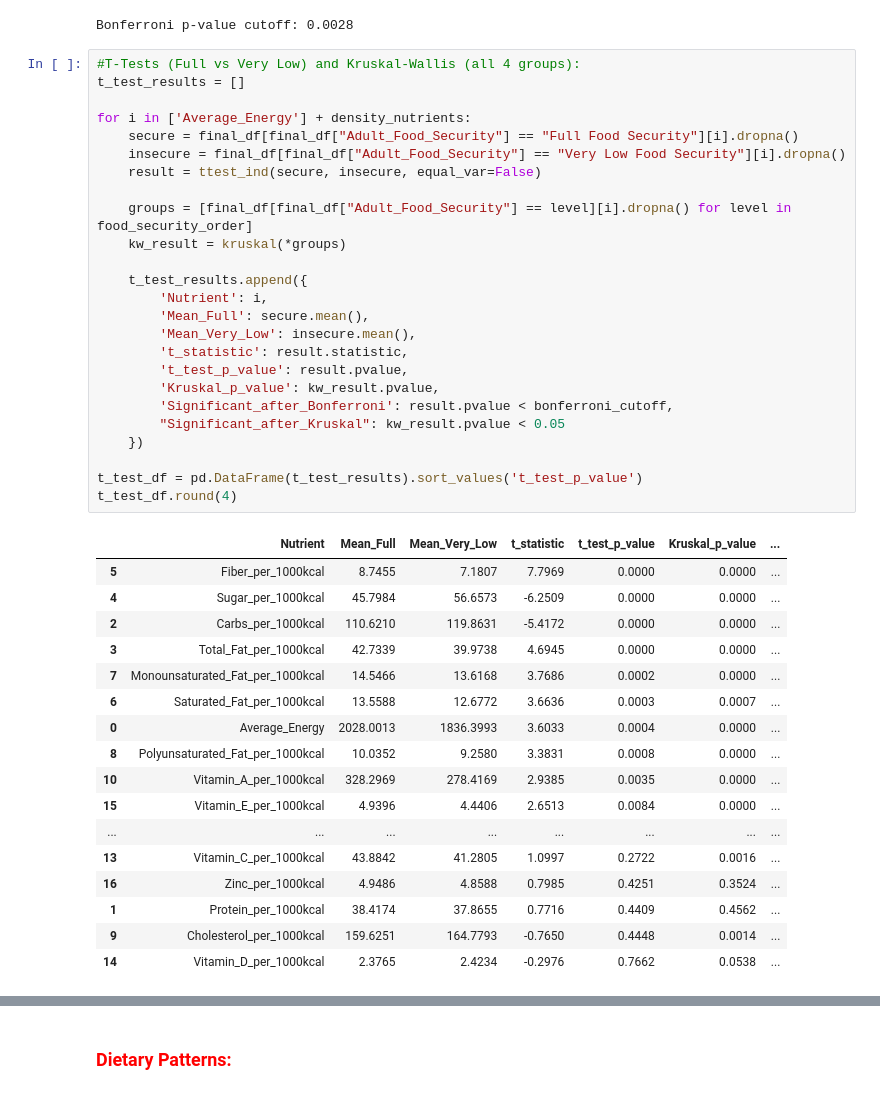
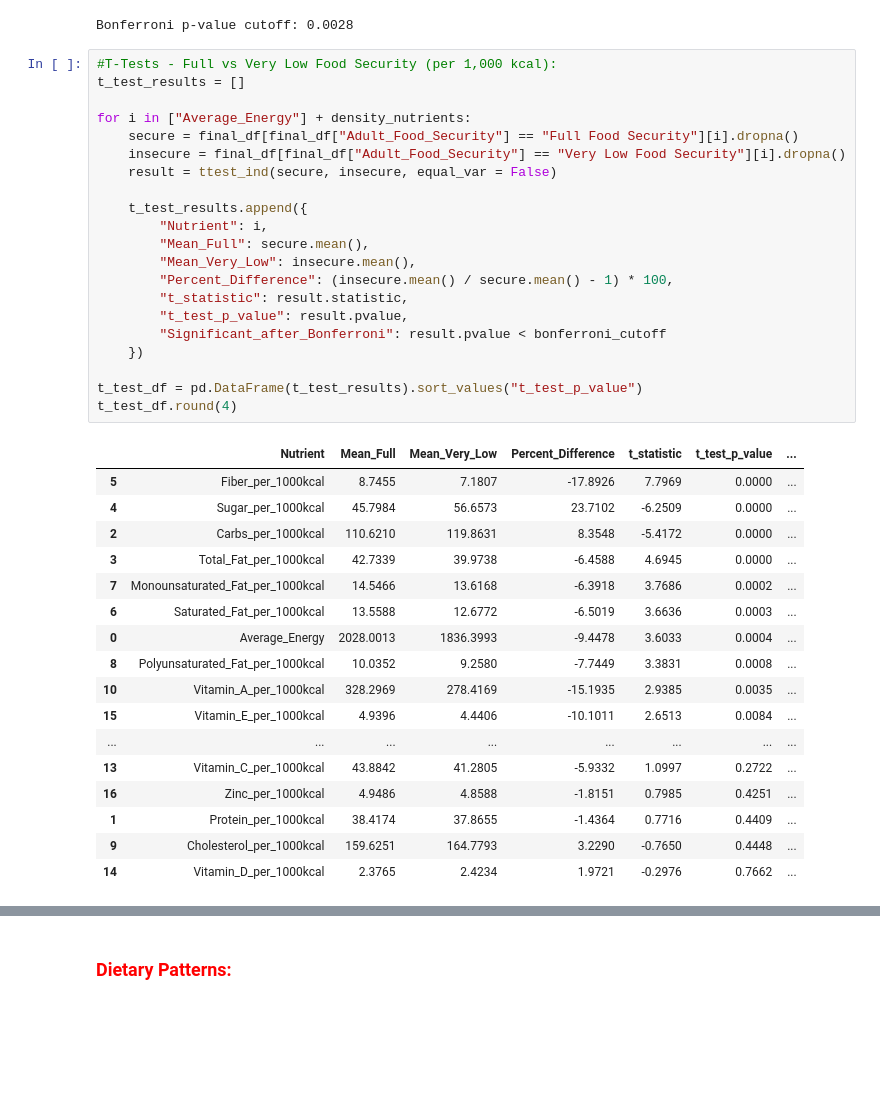
Before and after one commit to ernesthang12/STA-160-Final-Project, a Jupyter notebook: code/STA160 Final Project.ipynb, the cells around one changed output, grey strips where cells are left out. Drawn from its saved outputs; the diff is of its cells as text; blank space fills up the shorter version.

Commit message:
T-test only compares Full vs Very Low, Graph 8 shows those two groups, adding Graph 16, removing ANOVA

```diff
--- a/code/STA160 Final Project.ipynb
+++ b/code/STA160 Final Project.ipynb
@@ -1076,45 +1042,41 @@ print("Bonferroni p-value cutoff:", round(bonferroni_cutoff, 4))
 # %% [output]
 Bonferroni p-value cutoff: 0.0028
 # %%
-#T-Tests (Full vs Very Low) and Kruskal-Wallis (all 4 groups):
+#T-Tests - Full vs Very Low Food Security (per 1,000 kcal):
 t_test_results = []
 
-for i in ['Average_Energy'] + density_nutrients:
+for i in ["Average_Energy"] + density_nutrients:
     secure = final_df[final_df["Adult_Food_Security"] == "Full Food Security"][i].dropna()
     insecure = final_df[final_df["Adult_Food_Security"] == "Very Low Food Security"][i].dropna()
-    result = ttest_ind(secure, insecure, equal_var=False)
-
-    groups = [final_df[final_df["Adult_Food_Security"] == level][i].dropna() for level in food_security_order]
-    kw_result = kruskal(*groups)
+    result = ttest_ind(secure, insecure, equal_var = False)
 
     t_test_results.append({
-        'Nutrient': i,
-        'Mean_Full': secure.mean(),
-        'Mean_Very_Low': insecure.mean(),
-        't_statistic': result.statistic,
-        't_test_p_value': result.pvalue,
-        'Kruskal_p_value': kw_result.pvalue,
-        'Significant_after_Bonferroni': result.pvalue < bonferroni_cutoff,
-        "Significant_after_Kruskal": kw_result.pvalue < 0.05
+        "Nutrient": i,
+        "Mean_Full": secure.mean(),
+        "Mean_Very_Low": insecure.mean(),
+        "Percent_Difference": (insecure.mean() / secure.mean() - 1) * 100,
+        "t_statistic": result.statistic,
+        "t_test_p_value": result.pvalue,
+        "Significant_after_Bonferroni": result.pvalue < bonferroni_cutoff
     })
 
-t_test_df = pd.DataFrame(t_test_results).sort_values('t_test_p_value')
+t_test_df = pd.DataFrame(t_test_results).sort_values("t_test_p_value")
 t_test_df.round(4)
 # %% [output]
-|  | Nutrient | Mean_Full | Mean_Very_Low | t_statistic | t_test_p_value | Kruskal_p_value | ... |
-| 5 | Fiber_per_1000kcal | 8.7455 | 7.1807 | 7.7969 | 0.0000 | 0.0000 | ... |
-| 4 | Sugar_per_1000kcal | 45.7984 | 56.6573 | -6.2509 | 0.0000 | 0.0000 | ... |
-| 2 | Carbs_per_1000kcal | 110.6210 | 119.8631 | -5.4172 | 0.0000 | 0.0000 | ... |
-| 3 | Total_Fat_per_1000kcal | 42.7339 | 39.9738 | 4.6945 | 0.0000 | 0.0000 | ... |
-| 7 | Monounsaturated_Fat_per_1000kcal | 14.5466 | 13.6168 | 3.7686 | 0.0002 | 0.0000 | ... |
-| 6 | Saturated_Fat_per_1000kcal | 13.5588 | 12.6772 | 3.6636 | 0.0003 | 0.0007 | ... |
-| 0 | Average_Energy | 2028.0013 | 1836.3993 | 3.6033 | 0.0004 | 0.0000 | ... |
-| 8 | Polyunsaturated_Fat_per_1000kcal | 10.0352 | 9.2580 | 3.3831 | 0.0008 | 0.0000 | ... |
-| 10 | Vitamin_A_per_1000kcal | 328.2969 | 278.4169 | 2.9385 | 0.0035 | 0.0000 | ... |
-| 15 | Vitamin_E_per_1000kcal | 4.9396 | 4.4406 | 2.6513 | 0.0084 | 0.0000 | ... |
+|  | Nutrient | Mean_Full | Mean_Very_Low | Percent_Difference | t_statistic | t_test_p_value | ... |
+| 5 | Fiber_per_1000kcal | 8.7455 | 7.1807 | -17.8926 | 7.7969 | 0.0000 | ... |
+| 4 | Sugar_per_1000kcal | 45.7984 | 56.6573 | 23.7102 | -6.2509 | 0.0000 | ... |
+| 2 | Carbs_per_1000kcal | 110.6210 | 119.8631 | 8.3548 | -5.4172 | 0.0000 | ... |
+| 3 | Total_Fat_per_1000kcal | 42.7339 | 39.9738 | -6.4588 | 4.6945 | 0.0000 | ... |
+| 7 | Monounsaturated_Fat_per_1000kcal | 14.5466 | 13.6168 | -6.3918 | 3.7686 | 0.0002 | ... |
+| 6 | Saturated_Fat_per_1000kcal | 13.5588 | 12.6772 | -6.5019 | 3.6636 | 0.0003 | ... |
+| 0 | Average_Energy | 2028.0013 | 1836.3993 | -9.4478 | 3.6033 | 0.0004 | ... |
+| 8 | Polyunsaturated_Fat_per_1000kcal | 10.0352 | 9.2580 | -7.7449 | 3.3831 | 0.0008 | ... |
+| 10 | Vitamin_A_per_1000kcal | 328.2969 | 278.4169 | -15.1935 | 2.9385 | 0.0035 | ... |
+| 15 | Vitamin_E_per_1000kcal | 4.9396 | 4.4406 | -10.1011 | 2.6513 | 0.0084 | ... |
 | ... | ... | ... | ... | ... | ... | ... | ... |
-| 13 | Vitamin_C_per_1000kcal | 43.8842 | 41.2805 | 1.0997 | 0.2722 | 0.0016 | ... |
-| 16 | Zinc_per_1000kcal | 4.9486 | 4.8588 | 0.7985 | 0.4251 | 0.3524 | ... |
-| 1 | Protein_per_1000kcal | 38.4174 | 37.8655 | 0.7716 | 0.4409 | 0.4562 | ... |
-| 9 | Cholesterol_per_1000kcal | 159.6251 | 164.7793 | -0.7650 | 0.4448 | 0.0014 | ... |
-| 14 | Vitamin_D_per_1000kcal | 2.3765 | 2.4234 | -0.2976 | 0.7662 | 0.0538 | ... |
+| 13 | Vitamin_C_per_1000kcal | 43.8842 | 41.2805 | -5.9332 | 1.0997 | 0.2722 | ... |
+| 16 | Zinc_per_1000kcal | 4.9486 | 4.8588 | -1.8151 | 0.7985 | 0.4251 | ... |
+| 1 | Protein_per_1000kcal | 38.4174 | 37.8655 | -1.4364 | 0.7716 | 0.4409 | ... |
+| 9 | Cholesterol_per_1000kcal | 159.6251 | 164.7793 | 3.2290 | -0.7650 | 0.4448 | ... |
+| 14 | Vitamin_D_per_1000kcal | 2.3765 | 2.4234 | 1.9721 | -0.2976 | 0.7662 | ... |
```
Also changed, not shown: parts of 30 cells of this notebook, 15 other files.
